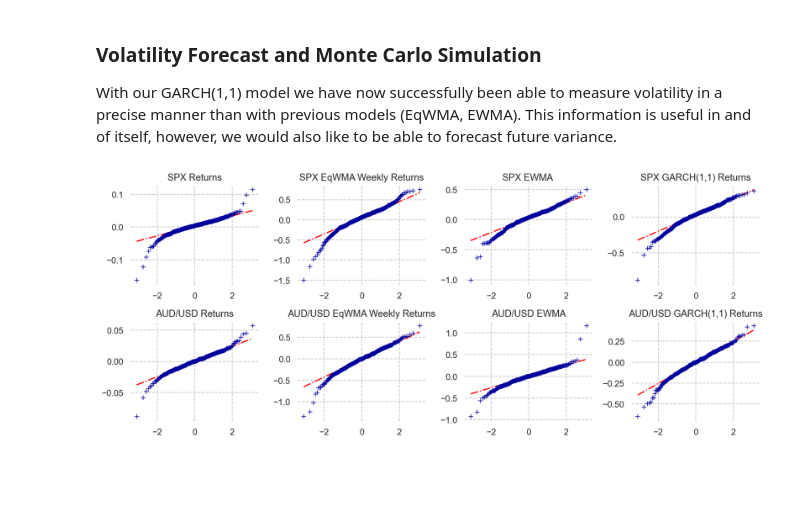
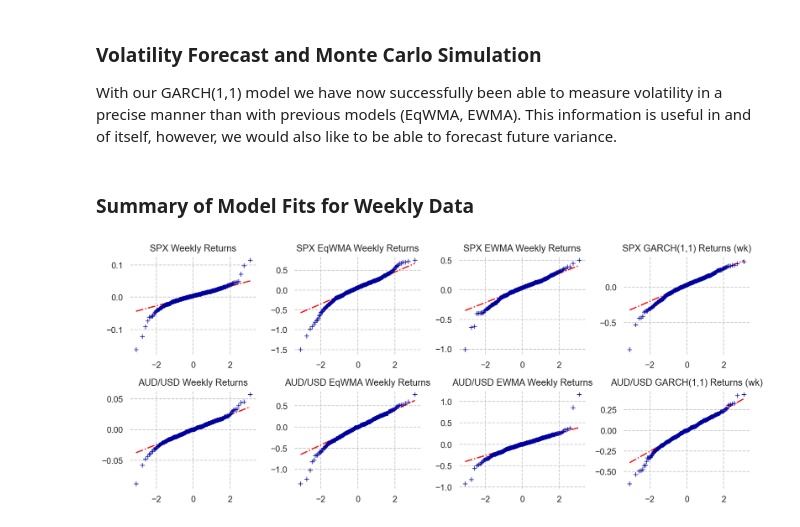
Before and after one commit to Sinbad-The-Sailor/Financial-Mathematics-Notebooks, a Jupyter notebook: volatility_modelling.ipynb, the cells around one changed output. Cells and saved outputs as stored; diff of their text form; code cells hidden in the pictures; blank space fills up the shorter version.

```diff
--- a/volatility_modelling.ipynb
+++ b/volatility_modelling.ipynb
@@ -527,23 +560,25 @@ plt.show()
 ### Volatility Forecast and Monte Carlo Simulation
 
 With our GARCH(1,1) model we have now successfully been able to measure volatility in a precise manner than with previous models (EqWMA, EWMA). This information is useful in and of itself, however, we would also like to be able to forecast future variance.
+# %% [markdown]
+### Summary of Model Fits for Weekly Data
 # %%
 fig, axs = plt.subplots(2, 4)
 
-qq_plot_normal(spx_weekly_returns[1:].to_list(), 'SPX Returns', axs[0, 0])
-qq_plot_normal(aud_weekly_returns[1:].to_list(), 'AUD/USD Returns', axs[1, 0])
+qq_plot_normal(spx_weekly_returns[1:].to_list(), 'SPX Weekly Returns', axs[0, 0])
+qq_plot_normal(aud_weekly_returns[1:].to_list(), 'AUD/USD Weekly Returns', axs[1, 0])
 
 qq_plot_normal(qq_spx_weekly_eqwma, 'SPX EqWMA Weekly Returns', axs[0, 1])
 qq_plot_normal(qq_aud_weekly_eqwma, 'AUD/USD EqWMA Weekly Returns', axs[1, 1])
 
-qq_plot_normal(qq_spx_weekly_ewma, 'SPX EWMA ', axs[0, 2])
-qq_plot_normal(qq_aud_weekly_ewma, 'AUD/USD EWMA', axs[1, 2])
+qq_plot_normal(qq_spx_weekly_ewma, 'SPX EWMA Weekly Returns', axs[0, 2])
+qq_plot_normal(qq_aud_weekly_ewma, 'AUD/USD EWMA Weekly Returns', axs[1, 2])
 
-qq_plot_normal(qq_spx_weekly_garch, 'SPX GARCH(1,1) Returns', axs[0, 3])
-qq_plot_normal(qq_aud_weekly_garch, 'AUD/USD GARCH(1,1) Returns', axs[1, 3])
+qq_plot_normal(qq_spx_weekly_garch, 'SPX GARCH(1,1) Returns (wk)', axs[0, 3])
+qq_plot_normal(qq_aud_weekly_garch, 'AUD/USD GARCH(1,1) Returns (wk)', axs[1, 3])
 
 fig.set_size_inches(12, 5)
 plt.tight_layout()
 plt.show()
 # %% [output]
-[figure, old version]
+[figure, new version]
```
Also changed, not shown: parts of 7 cells of this notebook.
